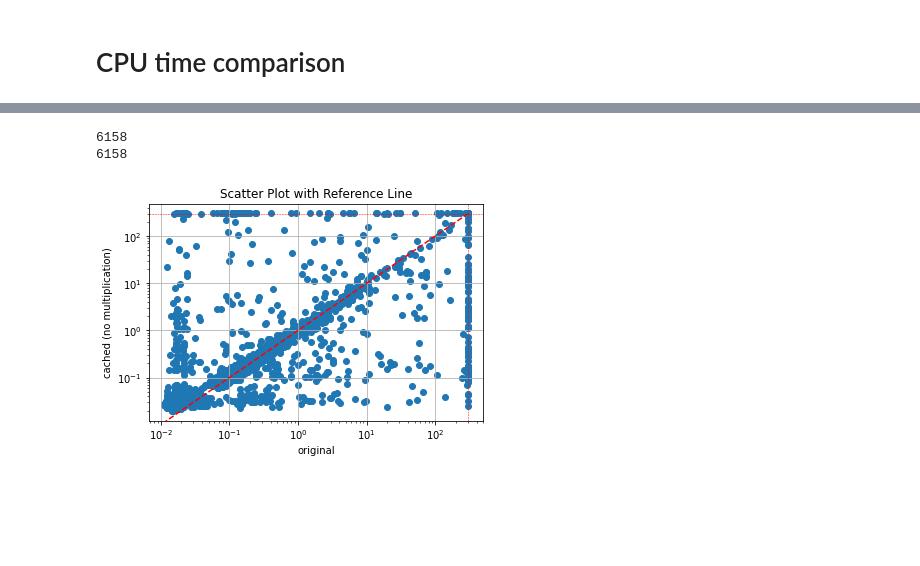
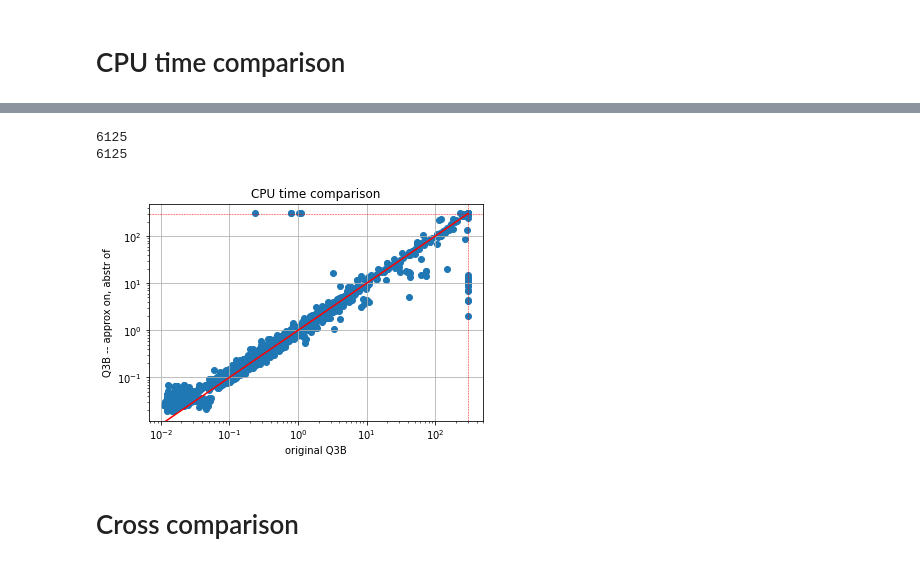
Before and after one commit to svarcinator/Q3B, a Jupyter notebook: statistics/statistics_final/Final statistics.ipynb, the cells around one changed output, grey strips where cells are left out. Saved outputs shown, nothing was run; the diff lists cells and outputs as text; code cells hidden in the pictures; blank space fills up the shorter version.

```diff
--- a/statistics/statistics_final/Final statistics.ipynb
+++ b/statistics/statistics_final/Final statistics.ipynb
@@ -177,3 +137,0 @@ benchmarks
-# %%
-csv = ml.get_csv(current_dir)
-df = ml.dict_to_df(ml.get_data(csv))
@@ -237,8 +138,23 @@ orig_result
+# %%
+def create_time_comparison(version1, version2, current_dir):
+
+    adict1 = ml.dict_to_df(ml.get_data( ml.get_csv(current_dir + versions[version1])))
+    adict2 = ml.dict_to_df(ml.get_data( ml.get_csv(current_dir+versions[version2])))
+
+    fails = get_fails(frames)
+    adict1 = remove_fails_form_dict(adict1, fails)
+    adict2 = remove_fails_form_dict(adict2, fails)
+    df1 = merge_benchmark_families(adict1)
+    df2 = merge_benchmark_families(adict2)
+    df2 = df2[df2['result'].isin(['true', 'false', 'TIMEOUT'])]
+    df1 = df1[df1['result'].isin(['true', 'false', 'TIMEOUT'])]
+    intersection_df = pd.merge(df1, df2, on='benchmarkfile', how='inner')
+    return intersection_df
 # %%
-def show_plot(df_orig, df_current, column):
+def show_plot(df, column, filename):
     # Data
-    x = df_orig[column]
-    y = df_current[column]
+    x = df[column+"_x"]
+    y = df[column+"_y"]
 
 
     print(len(x))
@@ -261,23 +177,28 @@ def show_plot(df_orig, df_current, column):
         plt.xticks([300], ['timelimit'])
         plt.yticks([300], ['timelimit'])
 
-    # Reference line
-    plt.plot(ref_line, ref_line, label='Reference line', color='red', linestyle='--')
 
-    plt.xlabel('original')
-    plt.ylabel('cached (no multiplication)')
-    plt.title('Scatter Plot with Reference Line')
+
+    plt.xlabel('original Q3B')
+    plt.ylabel('Q3B -- approx on, abstr of')
+    plt.title('CPU time comparison')
 
 
     # Set scale to logarithmic
     plt.xscale('log')
     plt.yscale('log')
+    # Reference line
+    plt.plot(ref_line, ref_line, label='Reference line', color='red', linestyle='-')
 
     plt.grid(True)
-    plt.show()
+    plt.savefig(filename+".pdf", format="pdf", bbox_inches="tight")
+    #plt.show()
+    return plt
-# %%
-show_plot(orig_result, result, 'cputime')
-# %% [output]
-6158
-6158
-[figure, removed]
+# %%
+plt = show_plot(create_time_comparison('orig', 'approx', current_dir), 'cputime', 'orig-approx')
+# %% [output]
+6125
+6125
+[figure, added]
+# %% [markdown]
+# Cross comparison
```
Also changed, not shown: parts of 43 cells of this notebook.
